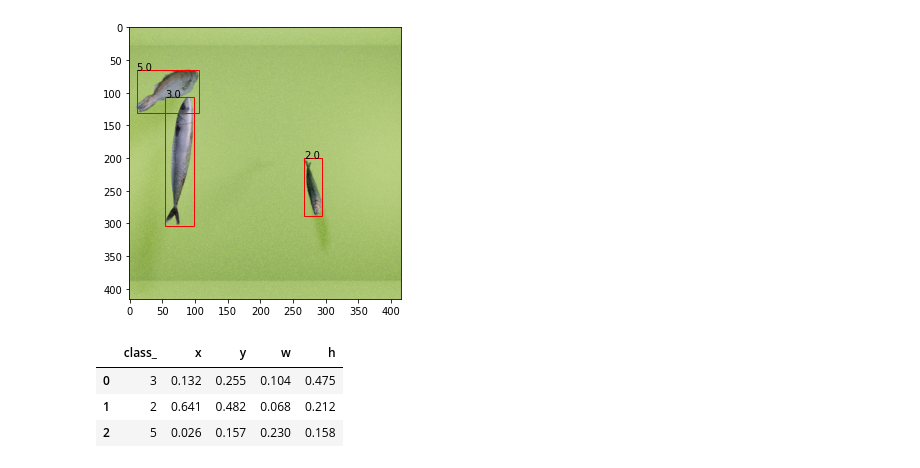
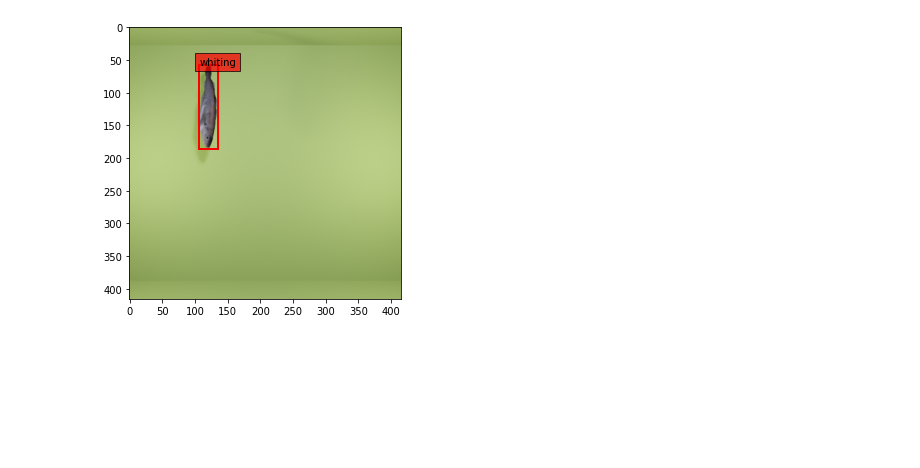
Before and after one commit to Napam/INF399-Master-Blender, a Jupyter notebook: volume/BlenderBook.ipynb, the cells around one changed output. Saved outputs shown, nothing was run; the diff lists cells and outputs as text; code cells hidden in the pictures; blank space fills up the shorter version.

```diff
--- a/volume/BlenderBook.ipynb
+++ b/volume/BlenderBook.ipynb
@@ -74,11 +38,13 @@ class BlenderData:
         self.image_dir = os.path.join(data_dir, cng.IMAGE_DIR)
         self.con = db.connect(f'file:{self.sqlite_file}?mode=ro', uri=True)
 
+        with open(os.path.join(data_dir, cng.METADATA_FILE)) as f:
+            self.num2name = eval(f.readline())
+
     def query(self, q: str) -> pd.DataFrame:
         return pd.read_sql_query(q, self.con)
 
     def get_image(self, imgnr: int, suffixes: Sequence[str]):
-#         return io.imread(os.path.join(self.image_dir, f'{cng.IMAGE_NAME}'))
         imgs = []
         for suffix in suffixes:
             try:
@@ -89,8 +55,13 @@ class BlenderData:
                 imgs.append(None)
         return imgs
 
-    def plot_std_bboxes(self, imgnr: int, suffix: str):
-        fig, ax = plt.subplots(figsize=(7,5))
+    def plot_std_bboxes(self, imgnr: int, suffix: str, ax: Optional['Axes'] = None):
+
+        if ax is None:
+            fig, ax = plt.subplots(figsize=(7,5))
+        else:
+            ax = plt.gca()
+
         img = self.get_image(imgnr, [suffix])[0]
         img_h, img_w = img.shape[:-1]
         bboxes = self.query(
@@ -101,17 +72,10 @@ class BlenderData:
 
         for class_, x, y, w, h in bboxes:
             topLeftCorner = (x*img_h, y*img_w)
-            ax.add_patch(patches.Rectangle(topLeftCorner, w*img_w, h*img_h, facecolor='none',edgecolor='red'))
-            ax.text(x=topLeftCorner[0], y=topLeftCorner[1], s=class_)
+            ax.add_patch(patches.Rectangle(topLeftCorner, w*img_w, h*img_h, facecolor='none', edgecolor='red', linewidth=2))
+            ax.text(x=topLeftCorner[0], y=topLeftCorner[1], s=self.num2name[int(class_)], bbox=dict(facecolor='red', alpha=0.7))
 # %%
 data = BlenderData(cng.GENERATED_DATA_DIR)
-data.plot_std_bboxes(8, '')
+data.plot_std_bboxes(19, '')
 # %% [output]
-[figure, old version]
+[figure, new version]
-# %%
-data.query('SELECT class_, x, y, w, h FROM bboxes_std WHERE imgnr == 8')
-# %% [output]
-|  | class_ | x | y | w | h |
-| 0 | 3 | 0.132 | 0.255 | 0.104 | 0.475 |
-| 1 | 2 | 0.641 | 0.482 | 0.068 | 0.212 |
-| 2 | 5 | 0.026 | 0.157 | 0.230 | 0.158 |
```
Also changed, not shown: parts of 2 cells of this notebook, 1 other file.
